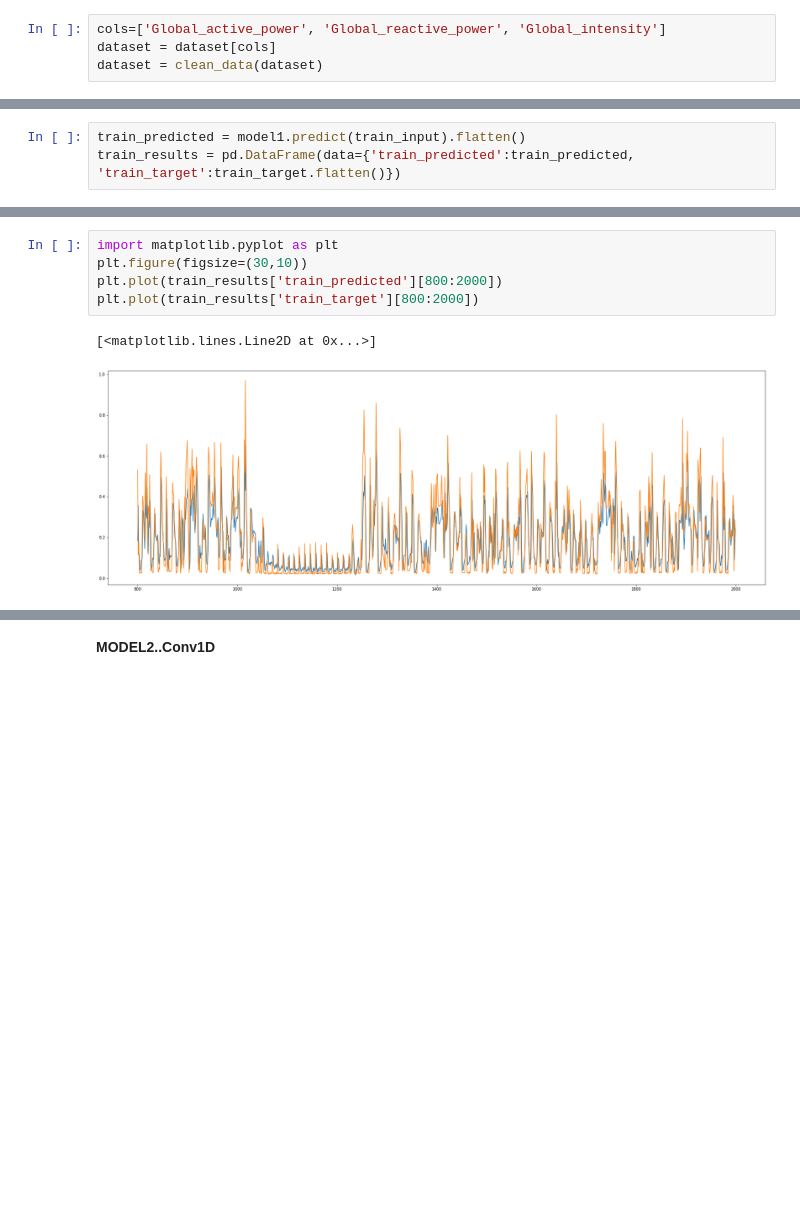
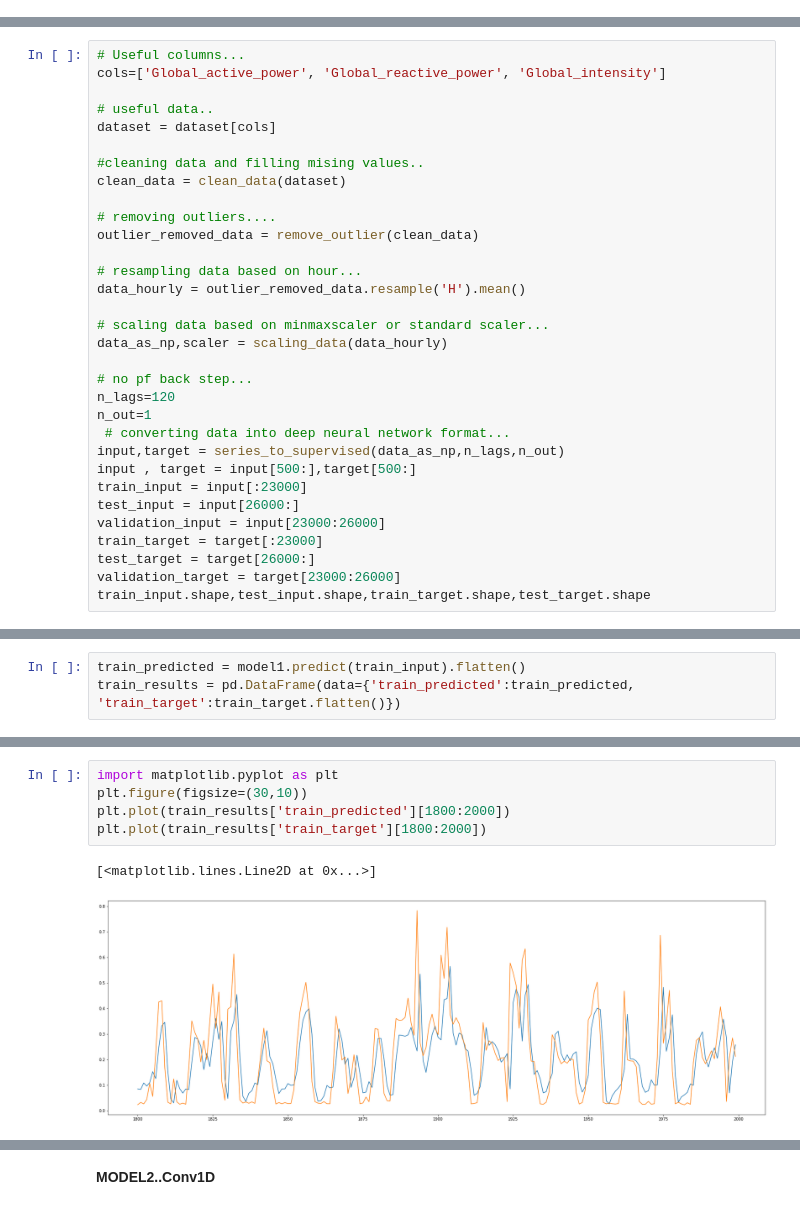
Before and after one commit to chandank21/Electrical-Household-Load-Forecasting, a Jupyter notebook: Load_Forecasting_using_RNN.ipynb, the cells around one changed output, grey strips where cells are left out. Drawn from its saved outputs; the diff is of its cells as text; blank space fills up the shorter version.

```diff
--- a/Load_Forecasting_using_RNN.ipynb
+++ b/Load_Forecasting_using_RNN.ipynb
@@ -47,7 +62,3 @@ def series_to_supervised(df_as_np,n_lags,n_out=1):
   return np.array(X), np.array(y)
 # %%
 dataset = load_data(r'/content/drive/MyDrive/datasets/household_power_consumption.txt')
-# %%
-cols=['Global_active_power', 'Global_reactive_power', 'Global_intensity']
-dataset = dataset[cols]
-dataset = clean_data(dataset)
@@ -71,0 +67,32 @@ plt.plot(dataset.Global_intensity.values[30000:30400],marker='o')
+# %%
+# Useful columns...
+cols=['Global_active_power', 'Global_reactive_power', 'Global_intensity']
+
+# useful data..
+dataset = dataset[cols]
+
+#cleaning data and filling mising values..
+clean_data = clean_data(dataset)
+
+# removing outliers....
+outlier_removed_data = remove_outlier(clean_data)
+
+# resampling data based on hour...
+data_hourly = outlier_removed_data.resample('H').mean()
+
+# scaling data based on minmaxscaler or standard scaler...
+data_as_np,scaler = scaling_data(data_hourly)
+
+# no pf back step...
+n_lags=120
+n_out=1
+ # converting data into deep neural network format...
+input,target = series_to_supervised(data_as_np,n_lags,n_out)
+input , target = input[500:],target[500:]
+train_input = input[:23000]
+test_input = input[26000:]
+validation_input = input[23000:26000]
+train_target = target[:23000]
+test_target = target[26000:]
+validation_target = target[23000:26000]
+train_input.shape,test_input.shape,train_target.shape,test_target.shape
@@ -245,11 +271,11 @@ np.mean(abs(test_results.test_predicted-test_results.test_target)/test_results.t
 # %%
 import matplotlib.pyplot as plt
 plt.figure(figsize=(30,10))
-plt.plot(train_results['train_predicted'][800:2000])
-plt.plot(train_results['train_target'][800:2000])
+plt.plot(train_results['train_predicted'][1800:2000])
+plt.plot(train_results['train_target'][1800:2000])
 # %% [output]
 [<matplotlib.lines.Line2D at 0x...>]
-[figure, old version]
+[figure, new version]
 # %%
 import matplotlib.pyplot as plt
 plt.figure(figsize=(30,10))
```
Also changed, not shown: parts of 19 cells of this notebook.
